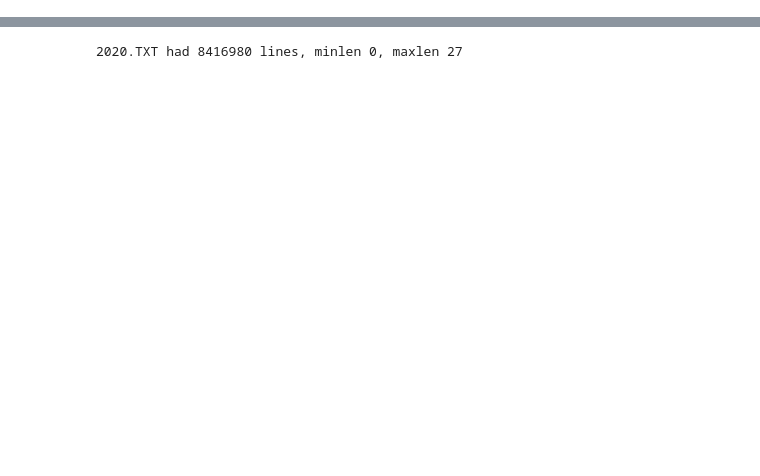
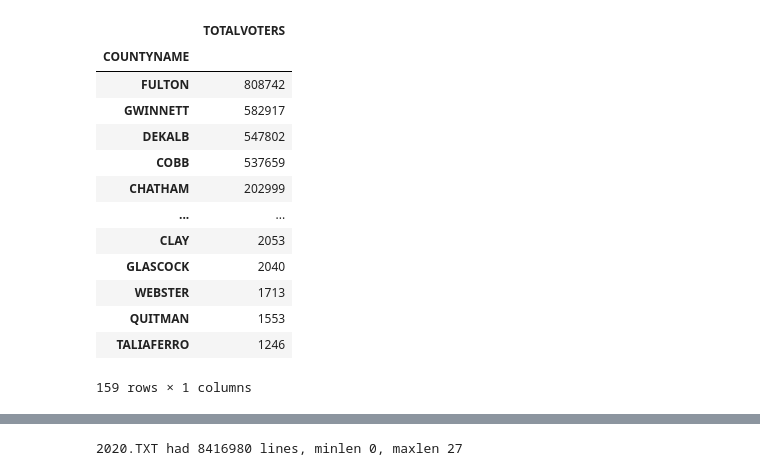
Before and after one commit to jhmuller/ga-votes, a Jupyter notebook: ga.ipynb, the cells around one changed output, grey strips where cells are left out. Saved outputs shown, nothing was run; the diff lists cells and outputs as text; code cells hidden in the pictures; blank space fills up the shorter version.

```diff
--- a/ga.ipynb
+++ b/ga.ipynb
@@ -119,0 +254,25 @@ node.attrib['text']
+# %%
+if True:
+    import re
+    if True:
+        votersdf = pd.read_excel(voterpath, skiprows=8, engine='openpyxl')
+        if votersdf.columns[-1] != "TOTAL VOTERS":
+            votersdf = votersdf.iloc[:,:-1]
+        colnames = [re.sub("\s+", "", c.strip()) for c in votersdf.columns]
+        votersdf.columns = colnames
+
+        votersdf.drop('COUNTYID', axis=1, inplace=True)
+        votersdf = votersdf.loc[votersdf["COUNTYNAME"].notna()]
+        colname_parts = [c.split("-") for c in votersdf.columns]
+        newnames = []
+
+        for parts in colname_parts:
+            newparts = parts
+            if parts[0]  in race_dict.keys():
+
+                newparts = [race_dict[parts[0]].split(" ")[0]] + parts[1:]
+            newnames.append("-".join(newparts))
+        votersdf.columns = newnames
+        print("{0} rows {1} cols".format(*votersdf.shape))
+        print(votersdf.head(2))
+        votersdf.head(2)
@@ -119,0 +297,22 @@ node.attrib['text']
+# %%
+gcols = ["COUNTYNAME"]
+votersByCounty = votersdf[["COUNTYNAME", 'TOTALVOTERS' ]].groupby(by=gcols).sum()
+votersByCounty.sort_values(by="TOTALVOTERS", ascending=False, inplace=True)
+votersByCounty
+#print("# Counties {0}".format(voterstot.shape[0]))
+#$voterstot.head(5)
+# %% [output]
+|  | TOTALVOTERS |
+| COUNTYNAME |  |
+| FULTON | 808742 |
+| GWINNETT | 582917 |
+| DEKALB | 547802 |
+| COBB | 537659 |
+| CHATHAM | 202999 |
+| ... | ... |
+| CLAY | 2053 |
+| GLASCOCK | 2040 |
+| WEBSTER | 1713 |
+| QUITMAN | 1553 |
+| TALIAFERRO | 1246 |
+159 rows × 1 columns
```
Also changed, not shown: parts of 27 cells of this notebook, 3 other files.
